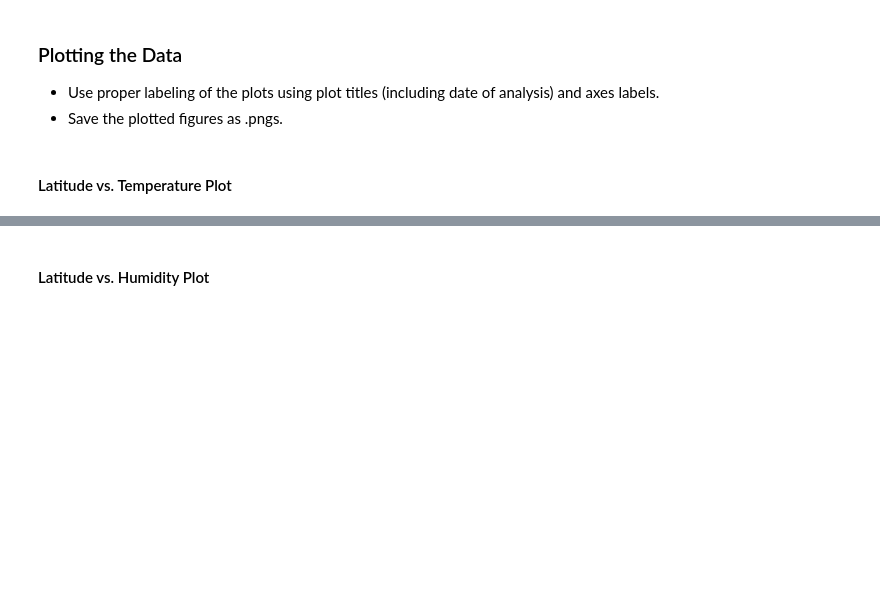
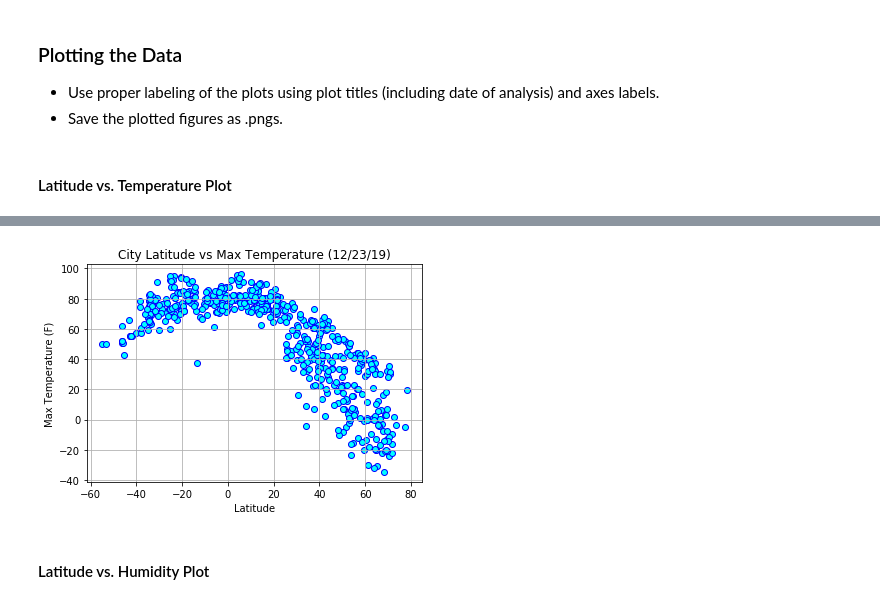
Before and after one commit to dagneycooke/api_homework, a Jupyter notebook: starter_code/WeatherPy.ipynb, the cells around one changed output, grey strips where cells are left out. Cells and saved outputs as stored; diff of their text form; code cells hidden in the pictures; blank space fills up the shorter version.

Commit message:
graph files and updated jupyter notebook

```diff
--- a/starter_code/WeatherPy.ipynb
+++ b/starter_code/WeatherPy.ipynb
@@ -188,0 +145,17 @@ dtype: int64
+# %%
+# use lists generated in for loop to create data frame
+weather_df = pd.DataFrame({"City":city_list,
+                          "Cloudiness (%)":clouds,
+                          "Country":country,
+                          "Date":date,
+                          "Humidity (%)":humidity,
+                          "Latitude":latitude,
+                          "Longitude":longitude,
+                          "Max Temp (F)":max_temp,
+                          "Wind Speed (mph)":wind_speed})
+
+# save data frame to csv file without index
+weather_df.to_csv(output_data_file,index=False)
+
+# disply data frame
+weather_df.head()
@@ -198,2 +175,12 @@ dtype: int64
+# %%
+plt.scatter(weather_df["Latitude"].to_list(),weather_df["Max Temp (F)"].to_list(),color="cyan",edgecolors="blue")
+plt.grid()
+plt.xlabel("Latitude")
+plt.ylabel("Max Temperature (F)")
+plt.title("City Latitude vs Max Temperature (12/23/19)")
+plt.savefig("LatVsTemp.png")
+plt.show()
+# %% [output]
+[figure, added]
 # %% [markdown]
 #### Latitude vs. Humidity Plot
```
Also changed, not shown: parts of 16 cells of this notebook, 4 other files.
